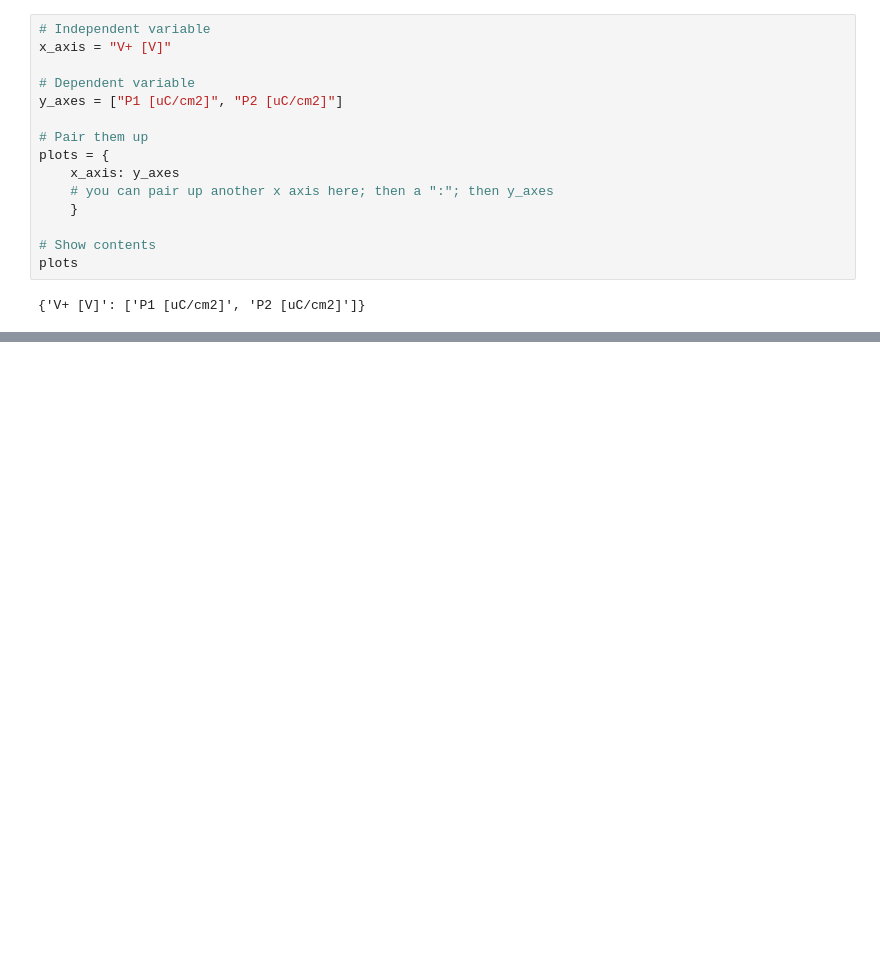
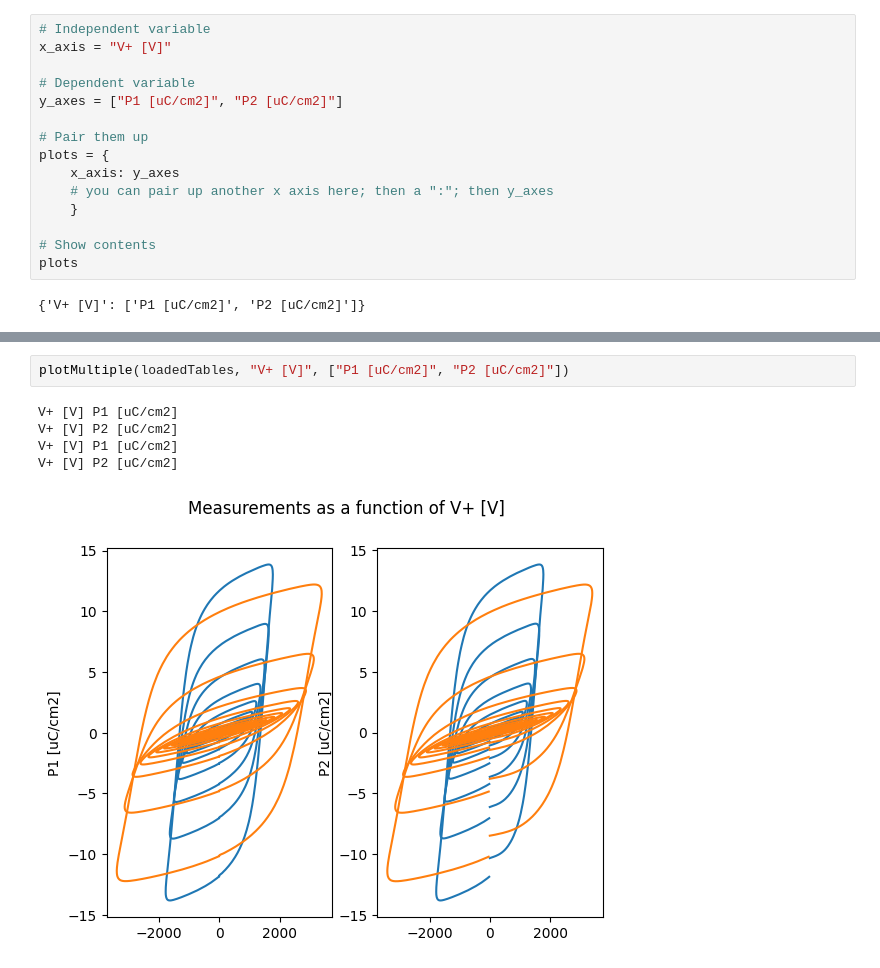
Before and after one commit to lcubrilo/Brillo, a Jupyter notebook: betaVer/OpenHere.ipynb, the cells around one changed output, grey strips where cells are left out. Saved outputs shown, nothing was run; the diff lists cells and outputs as text; blank space fills up the shorter version.

```diff
--- a/betaVer/OpenHere.ipynb
+++ b/betaVer/OpenHere.ipynb
@@ -106,0 +139,8 @@ V+ [V] P2 [uC/cm2]
+# %%
+plotMultiple(loadedTables, "V+ [V]", ["P1 [uC/cm2]", "P2 [uC/cm2]"])
+# %% [output]
+V+ [V] P1 [uC/cm2]
+V+ [V] P2 [uC/cm2]
+V+ [V] P1 [uC/cm2]
+V+ [V] P2 [uC/cm2]
+[figure, added]
```
Also changed, not shown: parts of 7 cells of this notebook, 1 other file.
